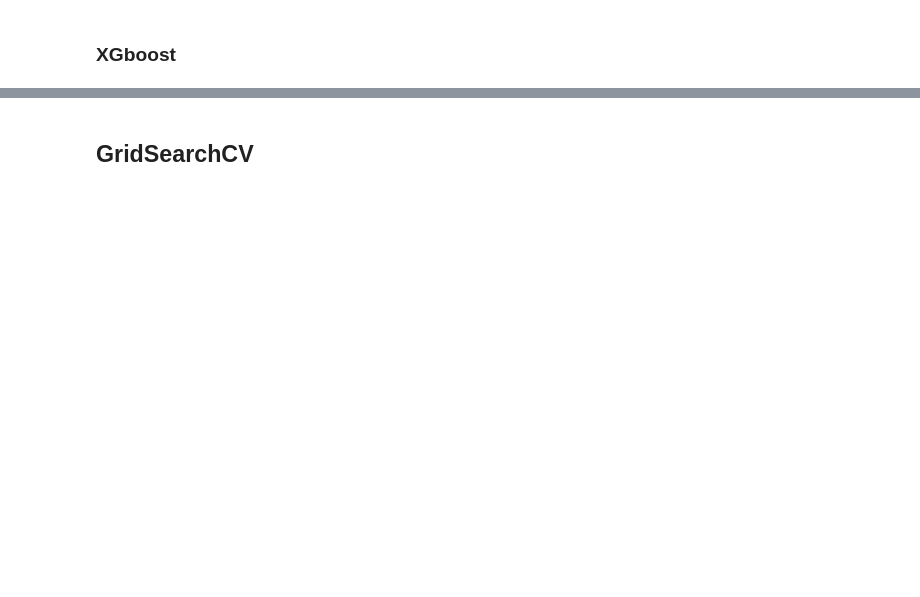
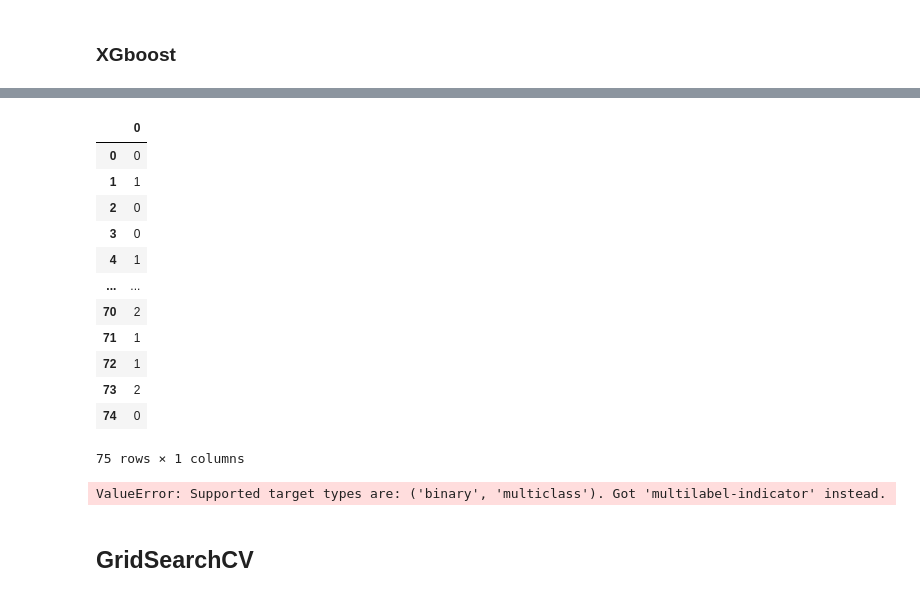
Before and after one commit to aaronyhsl/B4TM2022, a Jupyter notebook: src/feature_selections.ipynb, the cells around one changed output, grey strips where cells are left out. Drawn from its saved outputs; the diff is of its cells as text; code cells hidden in the pictures; blank space fills up the shorter version.

```diff
--- a/src/feature_selections.ipynb
+++ b/src/feature_selections.ipynb
@@ -240,31 +242,56 @@ ModuleNotFoundError: No module named 'xgboost'
+# %%
+# label encode y for xgboost
+lc = LabelEncoder()
+lc = lc.fit(y_train)
+lc_y_train = lc.transform(y_train)
+# %%
+lc_y_train = pd.DataFrame(lc_y_train)
+lc_y_train.rename(columns={'0':'Subgroup'})
+lc_y_train
+# %% [output]
+|  | 0 |
+| 0 | 0 |
+| 1 | 1 |
+| 2 | 0 |
+| 3 | 0 |
+| 4 | 1 |
+| ... | ... |
+| 70 | 2 |
+| 71 | 1 |
+| 72 | 1 |
+| 73 | 2 |
+| 74 | 0 |
+75 rows × 1 columns
 # %%
 # Create the RFE object and compute a cross-validated score.
-xgb =
+xgb = XGBClassifier(random_state=42, enable_categorical=True)
 # The "accuracy" scoring shows the proportion of correct classifications
 
 min_features_to_select = 1  # Minimum number of features to consider
-rfecv = RFECV(
-    estimator=rf,
+rfecv_xgb = RFECV(
+    estimator=xgb,
     step=1,
     cv=StratifiedKFold(5),
     scoring="accuracy",
     min_features_to_select=min_features_to_select,
 )
-rfecv.fit(X_train, y_train)
+rfecv_xgb.fit(X_train, y_train)
 
-print("Optimal number of features : %d" % rfecv.n_features_)
+print("Optimal number of features : %d" % rfecv_xgb.n_features_)
 
 # Plot number of features VS. cross-validation scores
 plt.figure()
 plt.xlabel("Number of features selected")
 plt.ylabel("Cross validation score (accuracy)")
 plt.plot(
-    range(min_features_to_select, len(rfecv.grid_scores_) + min_features_to_select),
-    rfecv.grid_scores_,
+    range(min_features_to_select, len(rfecv_xgb.grid_scores_) + min_features_to_select),
+    rfecv_xgb.grid_scores_,
 )
-plt.title("RFECV of Random Forest")
+plt.title("RFECV of XGBoost")
 plt.legend(['1cv', '2cv', '3cv', '4cv', '5cv'], loc=4)
 plt.show()
+# %% [output]
+ValueError: Supported target types are: ('binary', 'multiclass'). Got 'multilabel-indicator' instead.
 # %% [markdown]
 ## GridSearchCV
 # %%
```
Also changed, not shown: parts of 8 cells of this notebook.
